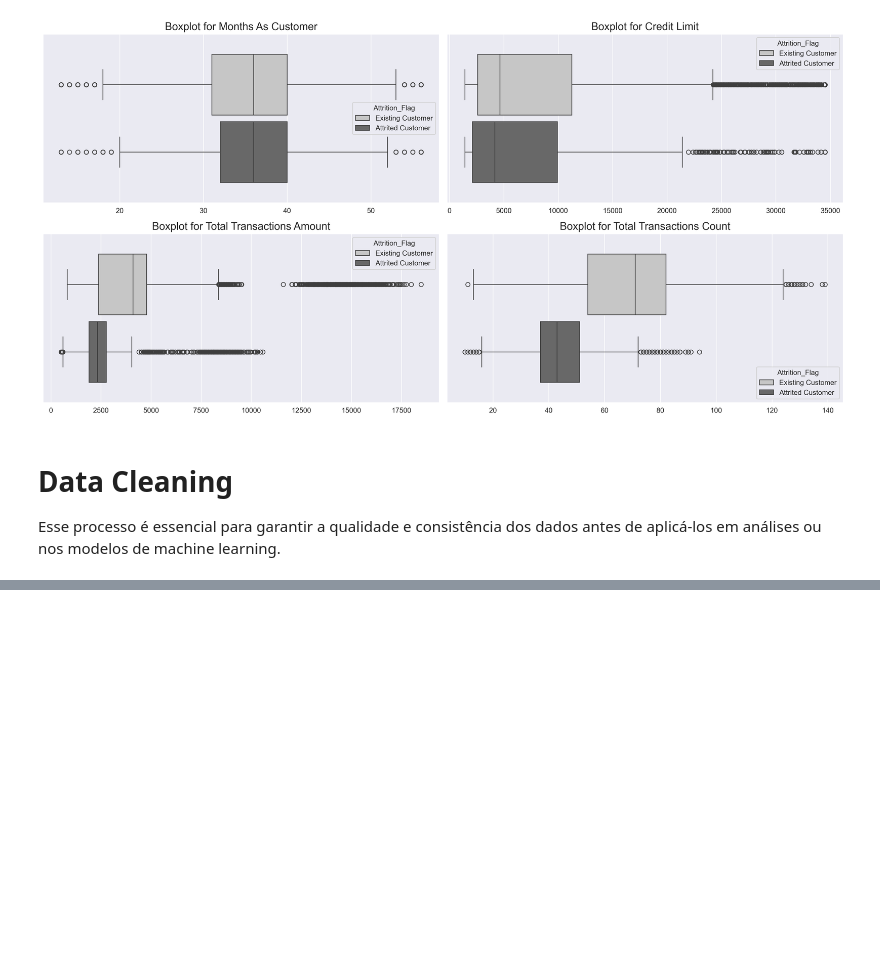
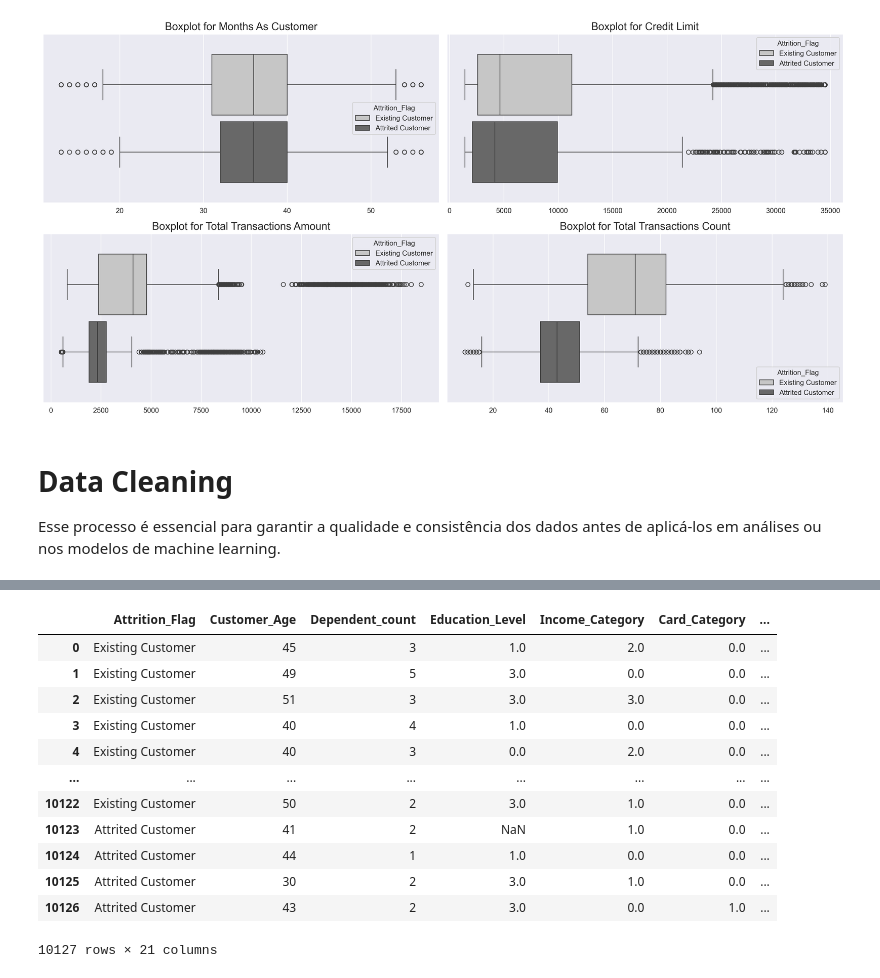
Before and after one commit to Ang3k/Exploracao-Preditiva-de-Dados-para-Churn-de-Clientes-Bancarios-com-Machine-Learning, a Jupyter notebook: Project_Prototype.ipynb, the cells around one changed output, grey strips where cells are left out. Saved outputs shown, nothing was run; the diff lists cells and outputs as text; code cells hidden in the pictures; blank space fills up the shorter version.

```diff
--- a/Project_Prototype.ipynb
+++ b/Project_Prototype.ipynb
@@ -209,0 +243,35 @@ Esse processo é essencial para garantir a qualidade e consistência dos dados a
+# %%
+from sklearn.preprocessing import OrdinalEncoder
+
+# Essas variáveis não possuem valor ordinal, então serão transformadas em binárias
+dummies_variable = ["Gender", "Marital_Status"]
+df = pd.get_dummies(data = df, columns = dummies_variable, drop_first = True)
+
+# Nessas colunas existe uma ordem implicita de importância, então usarei um Encoder
+natural_rankings = ["Education_Level", "Income_Category", "Card_Category"]
+
+education_order = ['Uneducated', 'High School', 'College', 'Graduate', 'Post-Graduate', 'Doctorate', np.nan]
+income_order = ['Less than $40K', '$40K - $60K', '$60K - $80K', '$80K - $120K', '$120K +', np.nan]
+card_order = ['Blue', 'Silver', 'Gold', 'Platinum', np.nan]
+
+# Criando um encoder com às ordens especificadas
+encoder = OrdinalEncoder(categories=[education_order, income_order, card_order])
+
+# Aplicando o OrdinalEncoder nas colunas especificadas
+df[natural_rankings] = encoder.fit_transform(df[natural_rankings])
+# %%
+df
+# %% [output]
+|  | Attrition_Flag | Customer_Age | Dependent_count | Education_Level | Income_Category | Card_Category | ... |
+| 0 | Existing Customer | 45 | 3 | 1.0 | 2.0 | 0.0 | ... |
+| 1 | Existing Customer | 49 | 5 | 3.0 | 0.0 | 0.0 | ... |
+| 2 | Existing Customer | 51 | 3 | 3.0 | 3.0 | 0.0 | ... |
+| 3 | Existing Customer | 40 | 4 | 1.0 | 0.0 | 0.0 | ... |
+| 4 | Existing Customer | 40 | 3 | 0.0 | 2.0 | 0.0 | ... |
+| ... | ... | ... | ... | ... | ... | ... | ... |
+| 10122 | Existing Customer | 50 | 2 | 3.0 | 1.0 | 0.0 | ... |
+| 10123 | Attrited Customer | 41 | 2 | NaN | 1.0 | 0.0 | ... |
+| 10124 | Attrited Customer | 44 | 1 | 1.0 | 0.0 | 0.0 | ... |
+| 10125 | Attrited Customer | 30 | 2 | 3.0 | 1.0 | 0.0 | ... |
+| 10126 | Attrited Customer | 43 | 2 | 3.0 | 0.0 | 1.0 | ... |
+10127 rows × 21 columns
```
Also changed, not shown: parts of 4 cells of this notebook, 1 other file.
